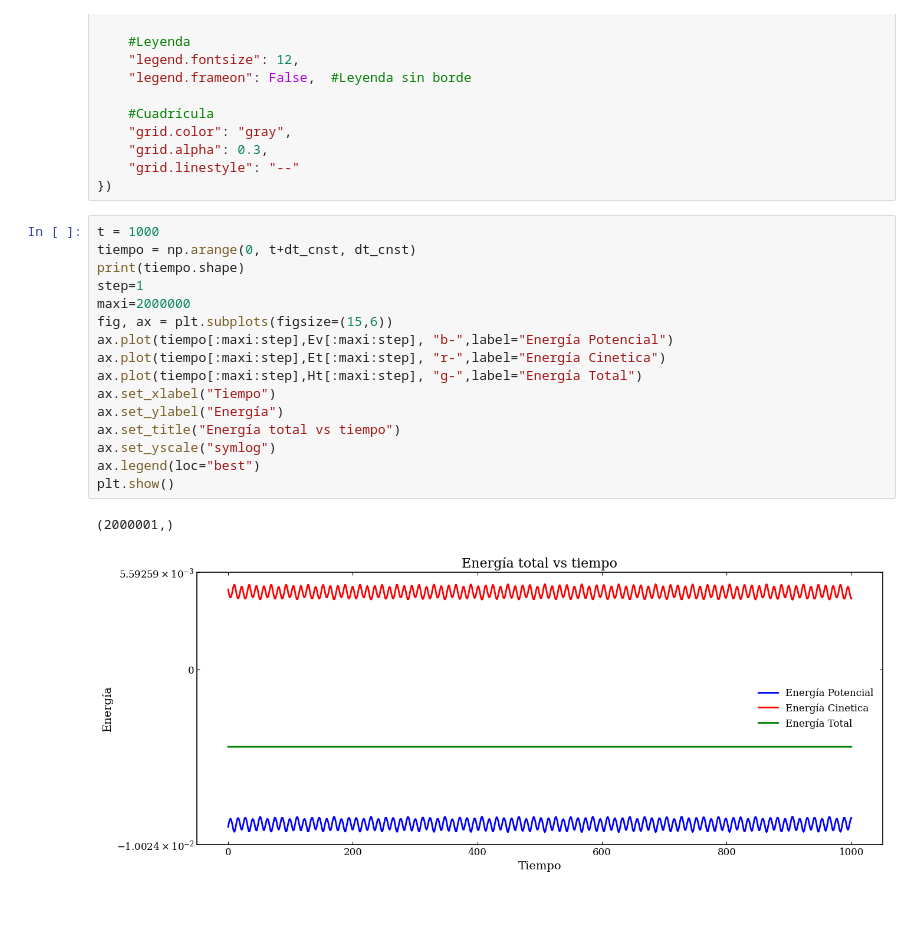
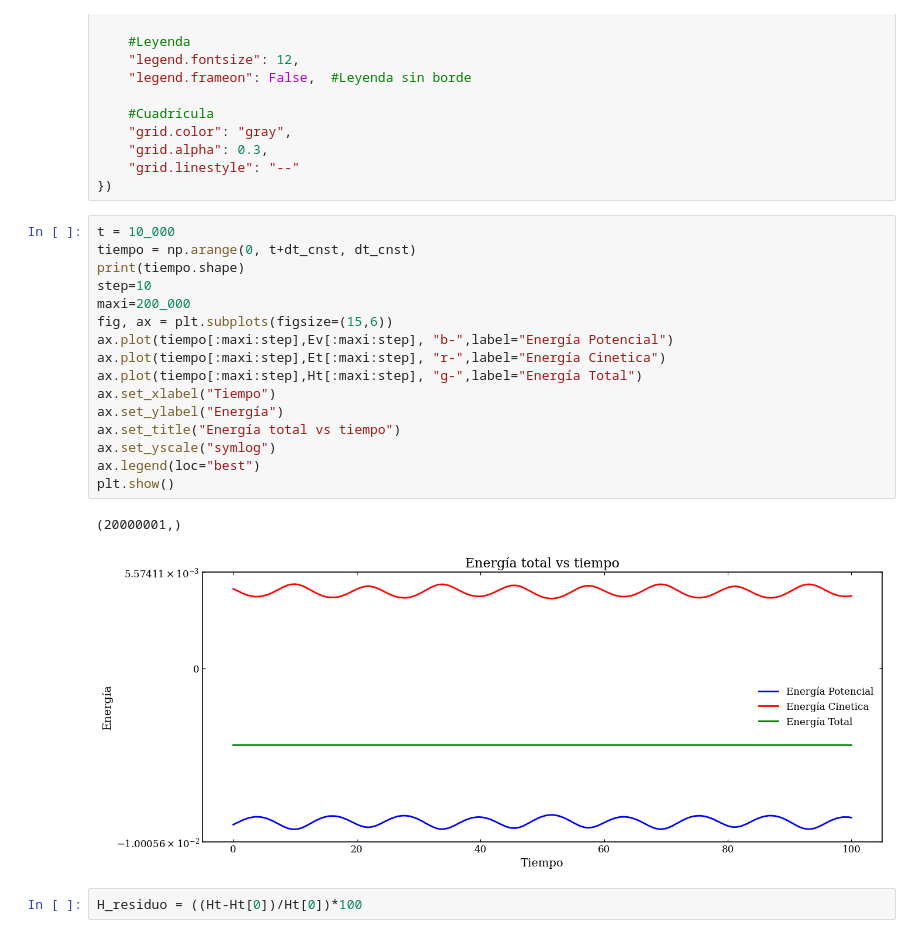
Before and after one commit to Assia-Network/Metodo-de-Yoshida, a Jupyter notebook: visualizacion_de_resl./Energia.ipynb, the cells around one changed output. Saved outputs shown, nothing was run; the diff lists cells and outputs as text; blank space fills up the shorter version.

```diff
--- a/visualizacion_de_resl./Energia.ipynb
+++ b/visualizacion_de_resl./Energia.ipynb
@@ -129,21 +129,23 @@ plt.rcParams.update({
     "grid.linestyle": "--"
 })
 # %%
-t = 1000
+t = 10_000
 tiempo = np.arange(0, t+dt_cnst, dt_cnst)
 print(tiempo.shape)
-step=1
-maxi=2000000
+step=10
+maxi=200_000
 fig, ax = plt.subplots(figsize=(15,6))
 ax.plot(tiempo[:maxi:step],Ev[:maxi:step], "b-",label="Energía Potencial")
 ax.plot(tiempo[:maxi:step],Et[:maxi:step], "r-",label="Energía Cinetica")
 ax.plot(tiempo[:maxi:step],Ht[:maxi:step], "g-",label="Energía Total")
 ax.set_xlabel("Tiempo")
 ax.set_ylabel("Energía")
 ax.set_title("Energía total vs tiempo")
 ax.set_yscale("symlog")
 ax.legend(loc="best")
 plt.show()
 # %% [output]
-(2000001,)
+(20000001,)
-[figure, old version]
+[figure, new version]
+# %%
+H_residuo = ((Ht-Ht[0])/Ht[0])*100
```
Also changed, not shown: parts of 3 cells of this notebook, 4 other files.
